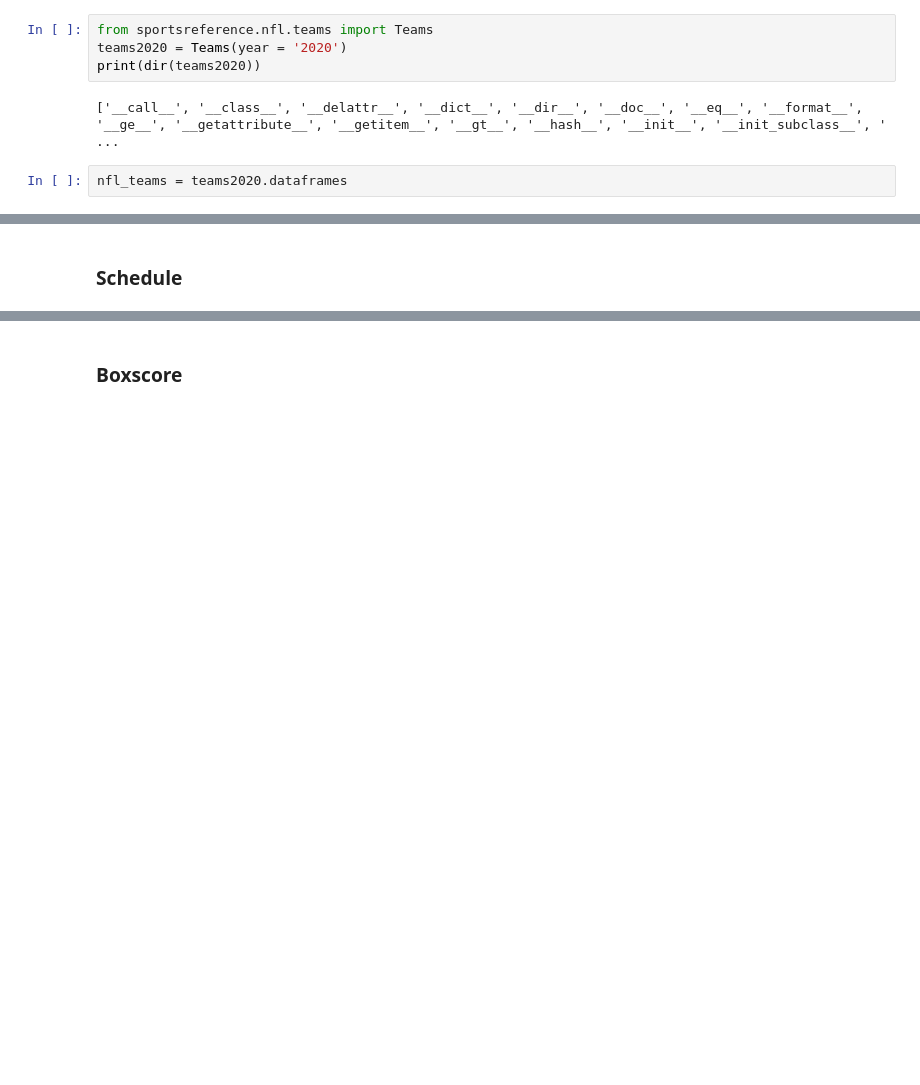
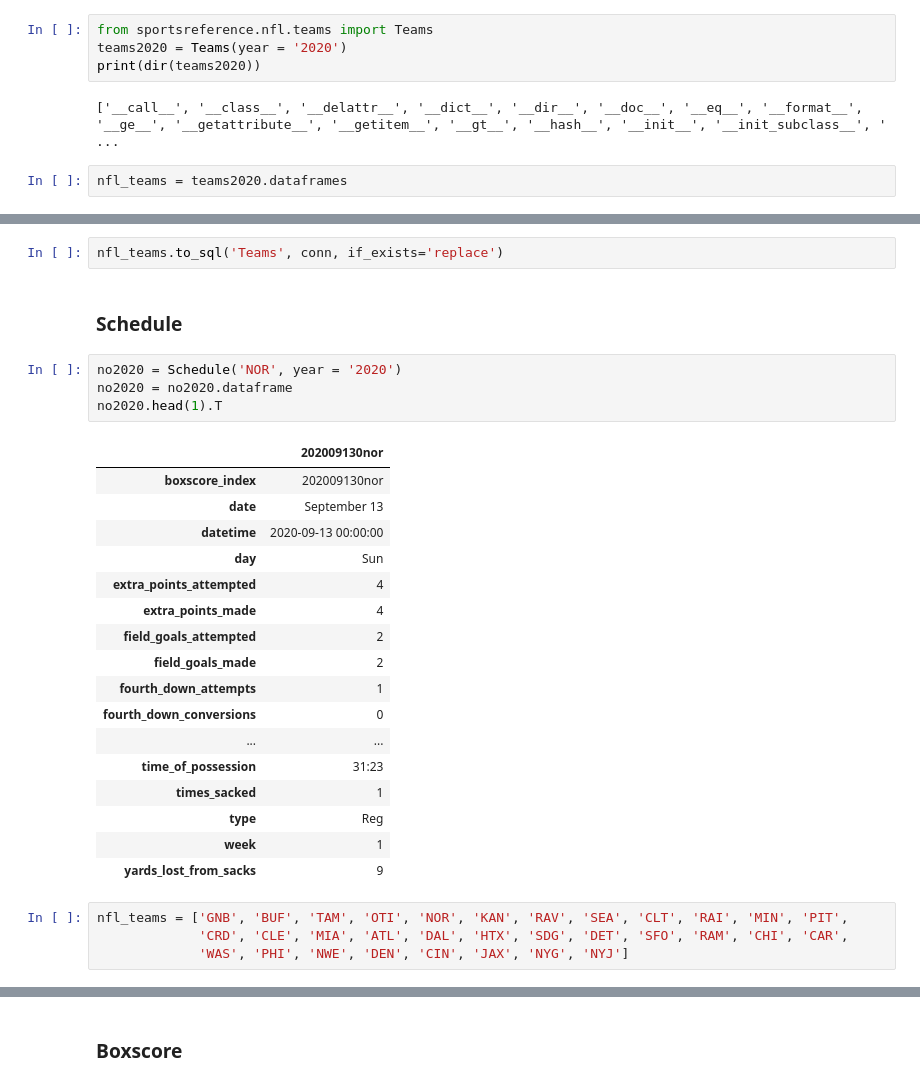
Before and after one commit to WillRobinson152/NFL_Analysis, a Jupyter notebook: 1.GetData.ipynb, the cells around one changed output, grey strips where cells are left out. Drawn from its saved outputs; the diff is of its cells as text; blank space fills up the shorter version.

```diff
--- a/1.GetData.ipynb
+++ b/1.GetData.ipynb
@@ -45,4 +96,32 @@ nfl_teams.head()
+# %%
+nfl_teams.to_sql('Teams', conn, if_exists='replace')
 # %% [markdown]
 ### Schedule
+# %%
+no2020 = Schedule('NOR', year = '2020')
+no2020 = no2020.dataframe
+no2020.head(1).T
+# %% [output]
+|  | 202009130nor |
+| boxscore_index | 202009130nor |
+| date | September 13 |
+| datetime | 2020-09-13 00:00:00 |
+| day | Sun |
+| extra_points_attempted | 4 |
+| extra_points_made | 4 |
+| field_goals_attempted | 2 |
+| field_goals_made | 2 |
+| fourth_down_attempts | 1 |
+| fourth_down_conversions | 0 |
+| ... | ... |
+| time_of_possession | 31:23 |
+| times_sacked | 1 |
+| type | Reg |
+| week | 1 |
+| yards_lost_from_sacks | 9 |
+# %%
+nfl_teams = ['GNB', 'BUF', 'TAM', 'OTI', 'NOR', 'KAN', 'RAV', 'SEA', 'CLT', 'RAI', 'MIN', 'PIT',
+             'CRD', 'CLE', 'MIA', 'ATL', 'DAL', 'HTX', 'SDG', 'DET', 'SFO', 'RAM', 'CHI', 'CAR',
+             'WAS', 'PHI', 'NWE', 'DEN', 'CIN', 'JAX', 'NYG', 'NYJ']
 # %%
 from sportsreference.nfl.schedule import Schedule
```
Also changed, not shown: parts of 27 cells of this notebook.
